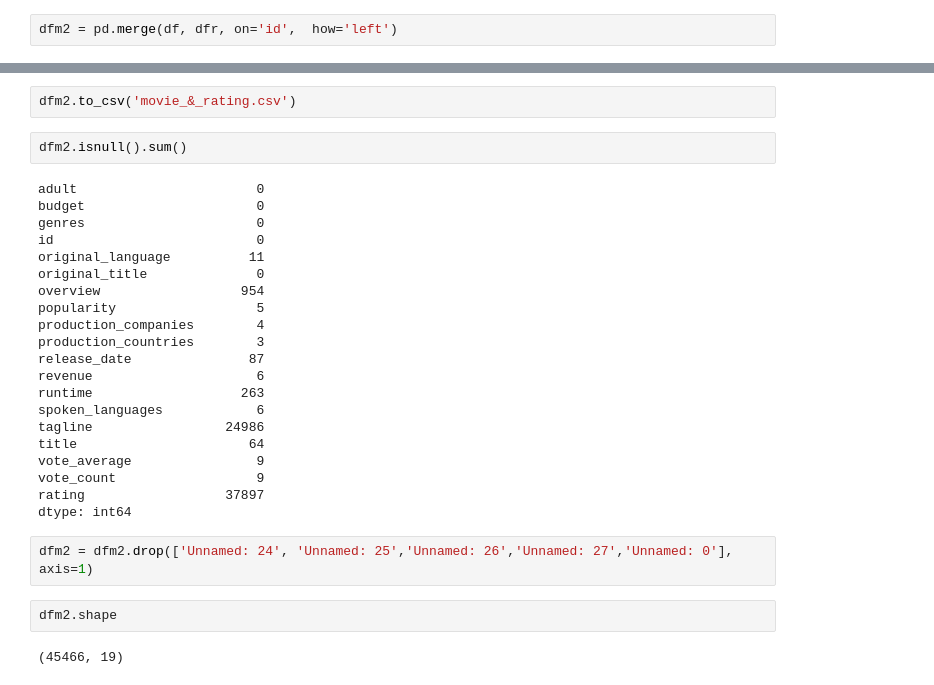
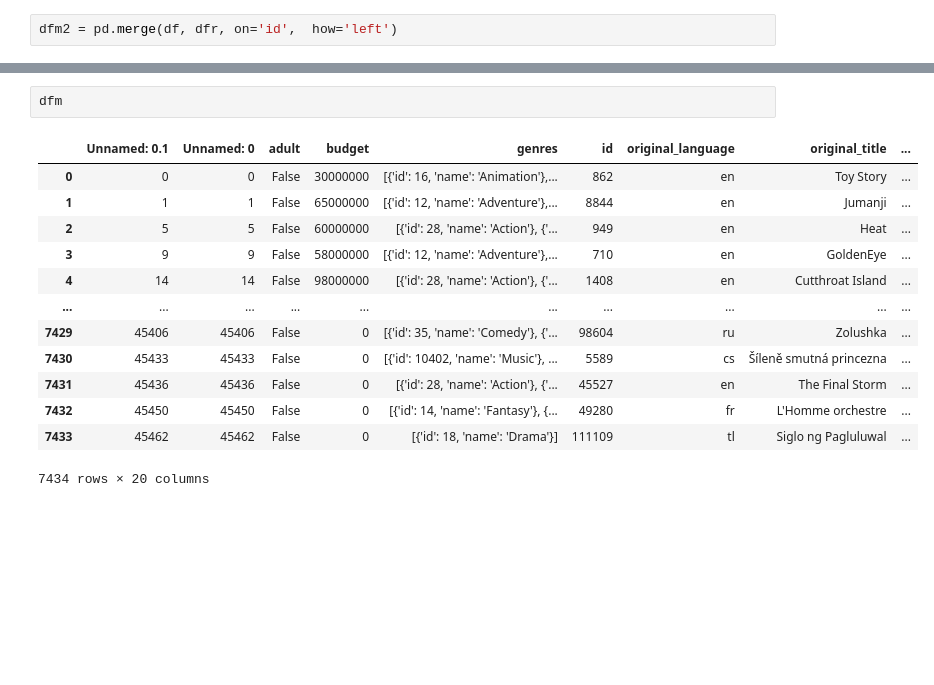
Before and after one commit to IORD1/DSBDA-scripts-rating, a Jupyter notebook: merging_both.ipynb, the cells around one changed output, grey strips where cells are left out. Cells and saved outputs as stored; diff of their text form; blank space fills up the shorter version.

```diff
--- a/merging_both.ipynb
+++ b/merging_both.ipynb
@@ -43,31 +144,16 @@ dfm2.shape
-# %%
-dfm2.to_csv('movie_&_rating.csv')
-# %%
-dfm2.isnull().sum()
-# %% [output]
-adult                       0
-budget                      0
-genres                      0
-id                          0
-original_language          11
-original_title              0
-overview                  954
-popularity                  5
-production_companies        4
-production_countries        3
-release_date               87
-revenue                     6
-runtime                   263
-spoken_languages            6
-tagline                 24986
-title                      64
-vote_average                9
-vote_count                  9
-rating                  37897
-dtype: int64
-# %%
-dfm2 = dfm2.drop(['Unnamed: 24', 'Unnamed: 25','Unnamed: 26','Unnamed: 27','Unnamed: 0'], axis=1)
-# %%
-dfm2.shape
-# %% [output]
-(45466, 19)
+# %%
+dfm
+# %% [output]
+|  | Unnamed: 0.1 | Unnamed: 0 | adult | budget | genres | id | original_language | original_title | ... |
+| 0 | 0 | 0 | False | 30000000 | [{'id': 16, 'name': 'Animation'},... | 862 | en | Toy Story | ... |
+| 1 | 1 | 1 | False | 65000000 | [{'id': 12, 'name': 'Adventure'},... | 8844 | en | Jumanji | ... |
+| 2 | 5 | 5 | False | 60000000 | [{'id': 28, 'name': 'Action'}, {'... | 949 | en | Heat | ... |
+| 3 | 9 | 9 | False | 58000000 | [{'id': 12, 'name': 'Adventure'},... | 710 | en | GoldenEye | ... |
+| 4 | 14 | 14 | False | 98000000 | [{'id': 28, 'name': 'Action'}, {'... | 1408 | en | Cutthroat Island | ... |
+| ... | ... | ... | ... | ... | ... | ... | ... | ... | ... |
+| 7429 | 45406 | 45406 | False | 0 | [{'id': 35, 'name': 'Comedy'}, {'... | 98604 | ru | Zolushka | ... |
+| 7430 | 45433 | 45433 | False | 0 | [{'id': 10402, 'name': 'Music'}, ... | 5589 | cs | Šíleně smutná princezna | ... |
+| 7431 | 45436 | 45436 | False | 0 | [{'id': 28, 'name': 'Action'}, {'... | 45527 | en | The Final Storm | ... |
+| 7432 | 45450 | 45450 | False | 0 | [{'id': 14, 'name': 'Fantasy'}, {... | 49280 | fr | L'Homme orchestre | ... |
+| 7433 | 45462 | 45462 | False | 0 | [{'id': 18, 'name': 'Drama'}] | 111109 | tl | Siglo ng Pagluluwal | ... |
+7434 rows × 20 columns
```
Also changed, not shown: parts of 14 cells of this notebook, 7 other files.
